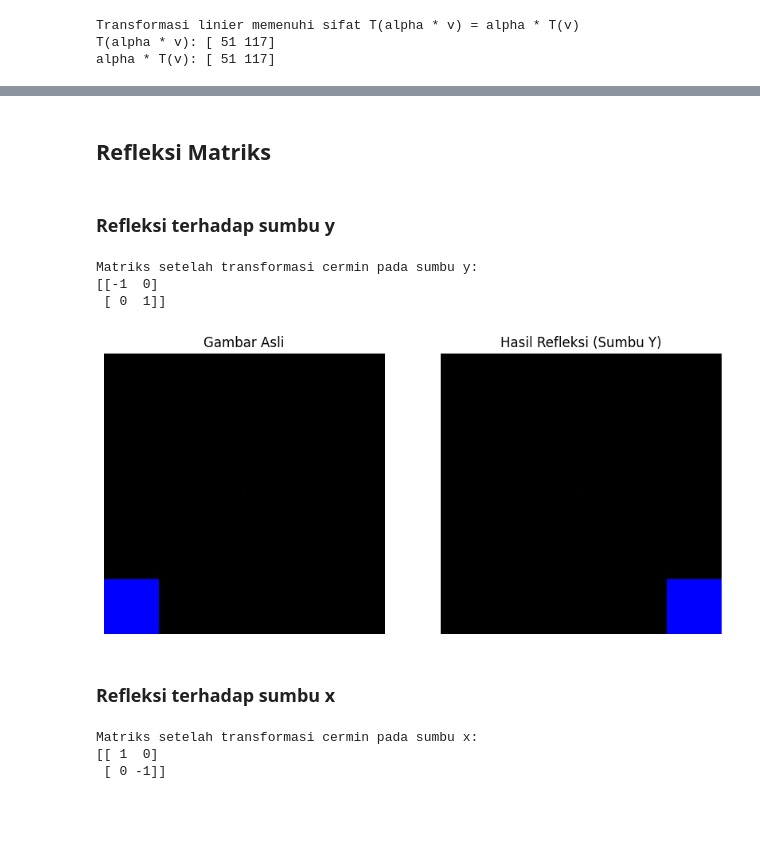
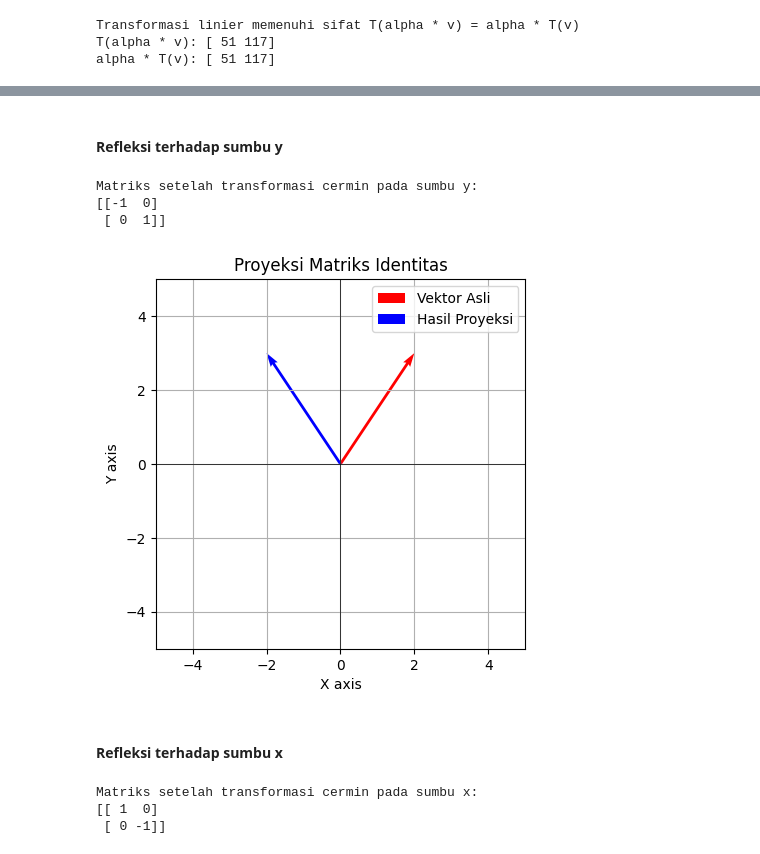
Before and after one commit to AmeliaSafitri/Alin, a Jupyter notebook: _sources/Transformasi.ipynb, the cells around one changed output, grey strips where cells are left out. Drawn from its saved outputs; the diff is of its cells as text; code cells hidden in the pictures; blank space fills up the shorter version.

```diff
--- a/_sources/Transformasi.ipynb
+++ b/_sources/Transformasi.ipynb
@@ -117,7 +142,5 @@ alpha * T(v): [ 51 117]
 # %% [markdown]
-## Refleksi Matriks
+#### Refleksi terhadap sumbu y
-# %% [markdown]
-### Refleksi terhadap sumbu y
 # %%
 import numpy as np
 
@@ -134,41 +157,41 @@ print(matriks)
 Matriks setelah transformasi cermin pada sumbu y:
 [[-1  0]
  [ 0  1]]
-# %%
-import numpy as np
-import matplotlib.pyplot as plt
-
-# Membuat gambar dengan titik merah di tengah
-image = np.zeros((512, 512, 3), dtype=np.uint8)
-image[256, 256] = [255, 0, 0]  # Titik merah di tengah gambar
-
-# Menerapkan refleksi terhadap sumbu y
-reflected_image = image[:, ::-1]
-
-# Menambahkan warna pada gambar refleksi
-# Misalnya, kita akan menambahkan warna biru pada sudut kanan bawah
-reflected_image[-100:, -100:] = [0, 0, 255]  # Warna biru
-
-# Menampilkan gambar semula dan hasil refleksinya
-plt.figure(figsize=(10, 5))
-
-# Gambar asli
-plt.subplot(1, 2, 1)
-plt.imshow(image)
-plt.title("Gambar Asli")
-plt.axis('off')
-
-# Gambar hasil refleksi
-plt.subplot(1, 2, 2)
-plt.imshow(reflected_image)
-plt.title("Hasil Refleksi (Sumbu Y)")
-plt.axis('off')
-
-plt.show()
-# %% [output]
-[figure, removed]
+# %%
+import numpy as np
+import matplotlib.pyplot as plt
+
+# Matriks identitas
+identity_matrix = np.array([[1, 0], [0, 1]])
+
+# Vektor asli
+original_vector = np.array([2, 3])
+
+# Menerapkan proyeksi menggunakan matriks identitas
+projected_vector = np.dot(identity_matrix, original_vector)
+
+# Merefleksikan hasil proyeksi pada sumbu y
+reflected_vector = np.array([-projected_vector[0], projected_vector[1]])
+
+# Plot vektor asli dan hasil proyeksi
+plt.figure()
+plt.quiver(0, 0, original_vector[0], original_vector[1], angles='xy', scale_units='xy', scale=1, color='r', label='Vektor Asli')
+plt.quiver(0, 0, reflected_vector[0], reflected_vector[1], angles='xy', scale_units='xy', scale=1, color='b', label='Hasil Proyeksi')
+plt.xlim(-5, 5)
+plt.ylim(-5, 5)
+plt.xlabel('X axis')
+plt.ylabel('Y axis')
+plt.title('Proyeksi Matriks Identitas')
+plt.legend()
+plt.grid()
+plt.axhline(0, color='black',linewidth=0.5)
+plt.axvline(0, color='black',linewidth=0.5)
+plt.gca().set_aspect('equal', adjustable='box')
+plt.show()
+# %% [output]
+[figure, added]
 # %% [markdown]
-### Refleksi terhadap sumbu x
+#### Refleksi terhadap sumbu x
 # %%
 import numpy as np
 
```
Also changed, not shown: parts of 15 cells of this notebook, 11 other files.
